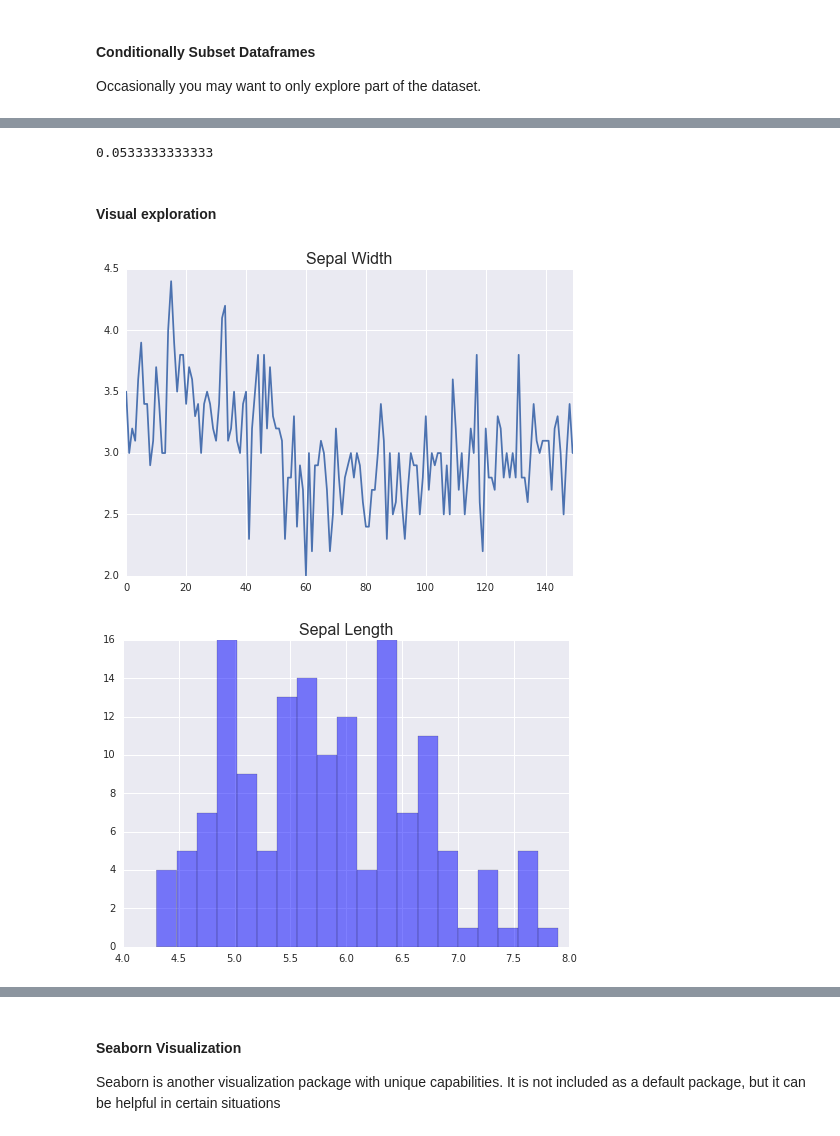
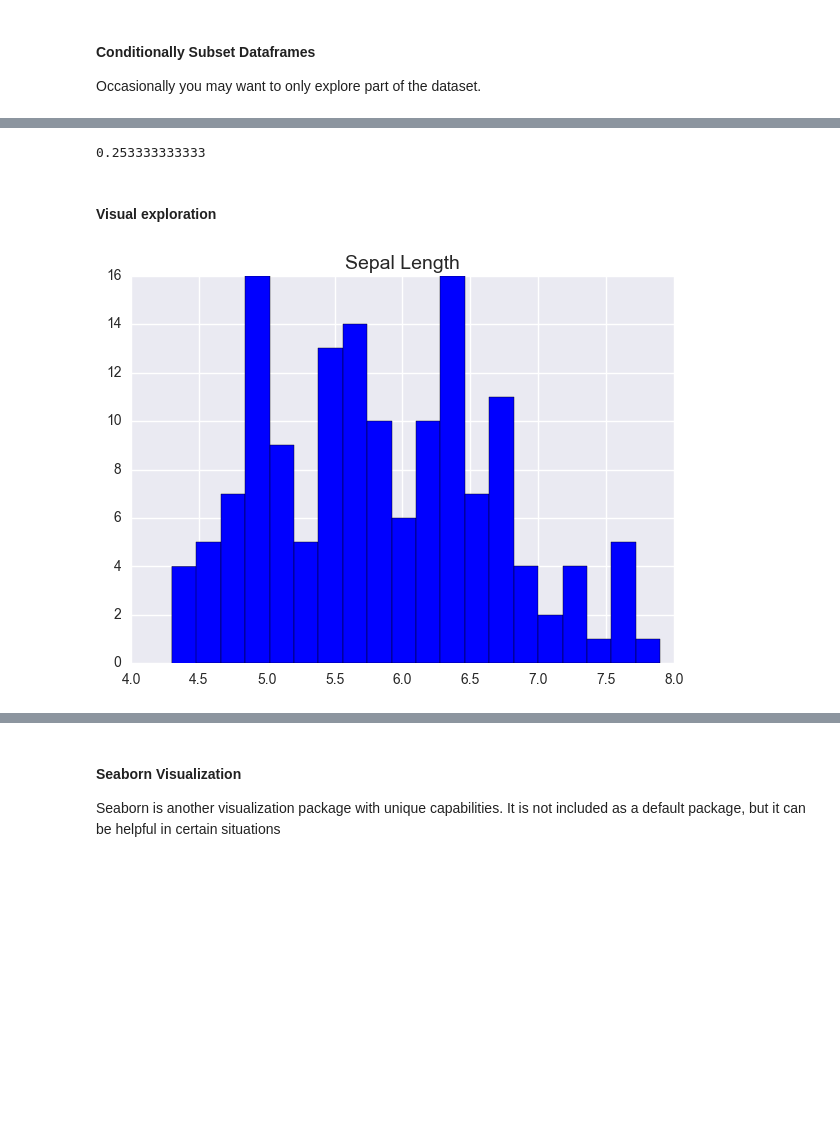
Before and after one commit to Marek-Sedlacek/Random, a Jupyter notebook: Tutorial.ipynb, the cells around one changed output, grey strips where cells are left out. Saved outputs shown, nothing was run; the diff lists cells and outputs as text; code cells hidden in the pictures; blank space fills up the shorter version.

```diff
--- a/Tutorial.ipynb
+++ b/Tutorial.ipynb
@@ -22,3 +24,16 @@ This is a high level overview of some aspects of Python that could be useful in
+# %%
+#Keeps all visualizations inline, rather than as new windows.
+%matplotlib inline
+import matplotlib.pyplot as plt
+import numpy as np
+import pandas as pd
+
+#NOT DEFAULT
+import seaborn as sns
+sns.set()
+
+#Custom Options. Don't worry about this
+pd.options.mode.chained_assignment = None  # default='warn'
 # %% [markdown]
 <a name="1" style='color:#6698FF'>
 ## Section 1: Basics
@@ -637,26 +653,27 @@ versicolor.head()
 # %%
 #Complex subset, "versicolor" with sepal_width greater than average
-large_versicolor = iris2[(iris2["class"]=="versicolor") & (iris2["sepal_gt_avg"]==1)]
+large_versicolor = iris2[(iris2["class"]=="versicolor") & (iris2["length_gt_avg"]==1)]
 
 #Print proportion of flowers in this subset
 print 1.0*large_versicolor.shape[0]/iris2.shape[0]
 # %% [output]
-0.0533333333333
+0.253333333333
 # %% [markdown]
 #### Visual exploration
 # %%
-#Line plot of the sepal width
-iris["sepal_width"].plot()
-plt.title("Sepal Width",fontsize=16)
-plt.show()
+import matplotlib.pyplot as plt
+
+#Set plot size and details
+plt.figure(num=None, figsize=(7, 5), facecolor='w', edgecolor='k')
 
 #Histogram of the sepal length
-plt.hist(iris["sepal_length"],20, normed=0, facecolor='blue', alpha=0.5)
-plt.title("Sepal Length",fontsize=16)
+plt.hist(iris["sepal_length"], 20, facecolor='blue')
+
+#Title of chart
+plt.title("Sepal Length",fontsize=14)
 plt.show()
 # %% [output]
-[figure, old version]
+[figure, new version]
-[figure, removed]
 # %%
 #Below is an example of how Python can string multiple operations together in a single step.
 #First, we group the Iris dataset by class. Then we select only the petal_width column from the
```
Also changed, not shown: parts of 41 cells of this notebook.
